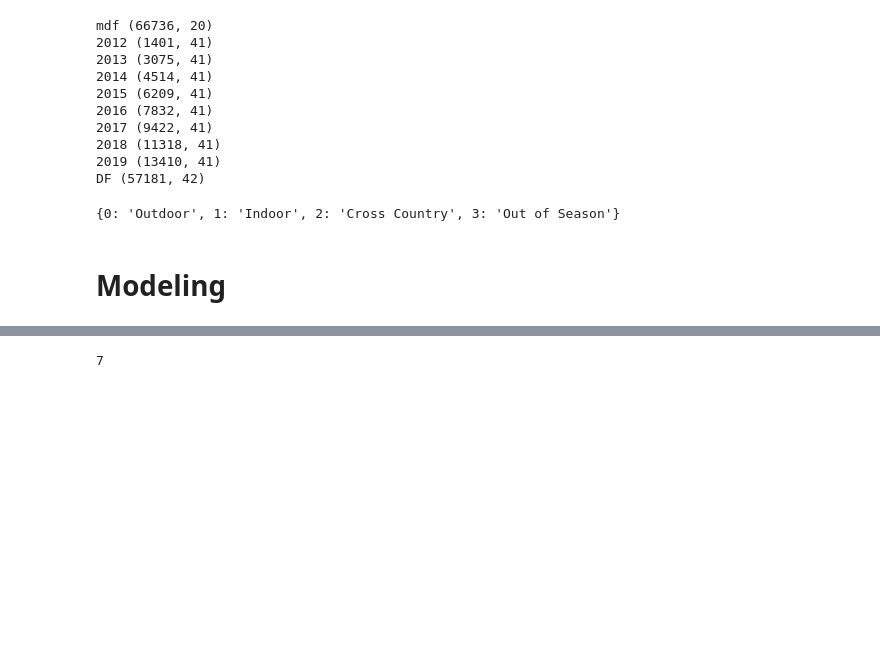
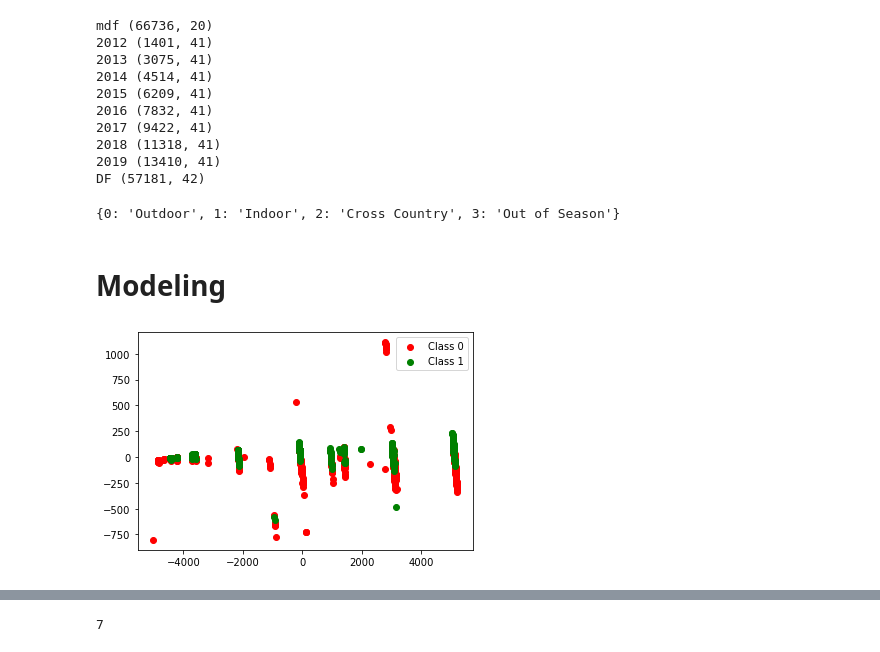
Before and after one commit to LukeJSD/ML-Play-With-Data, a Jupyter notebook: examine_data.ipynb, the cells around one changed output, grey strips where cells are left out. Cells and saved outputs as stored; diff of their text form; code cells hidden in the pictures; blank space fills up the shorter version.

```diff
--- a/examine_data.ipynb
+++ b/examine_data.ipynb
@@ -224,3 +227,14 @@ if target == 'PlaceNATS':
             y_test[(y_test<=i*width) & (y_test>(i-1)*width)] = float(i)
         y_test[y_test>categories*width] = float(categories+1)
     y_test
+# %%
+pca_tf = PCA(n_components=2)
+X_train_pca = pca_tf.fit_transform(X_train)
+X_test_pca = pca_tf.transform(X_test)
+# %%
+c0 = plt.scatter(X_train_pca[:,0].reshape(-1,1)[y_train == 0], X_train_pca[:,1].reshape(-1,1)[y_train == 0], color="r")
+c1 = plt.scatter(X_train_pca[:,0].reshape(-1,1)[y_train == 1], X_train_pca[:,1].reshape(-1,1)[y_train == 1], color="g")
+plt.legend((c0, c1), ("Class 0", "Class 1"))
+plt.show()
+# %% [output]
+[figure, added]
```
Also changed, not shown: parts of 15 cells of this notebook.
